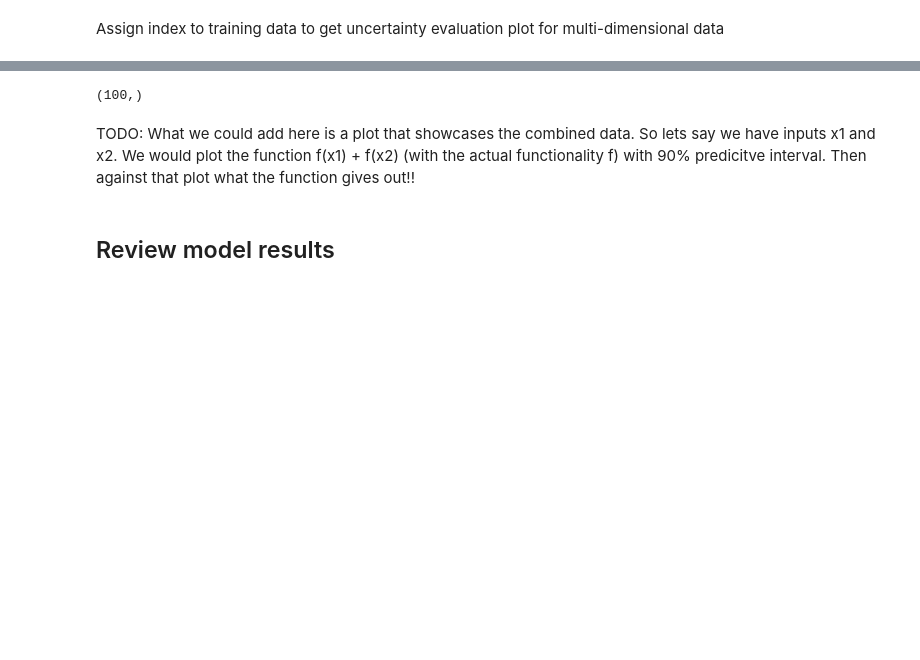
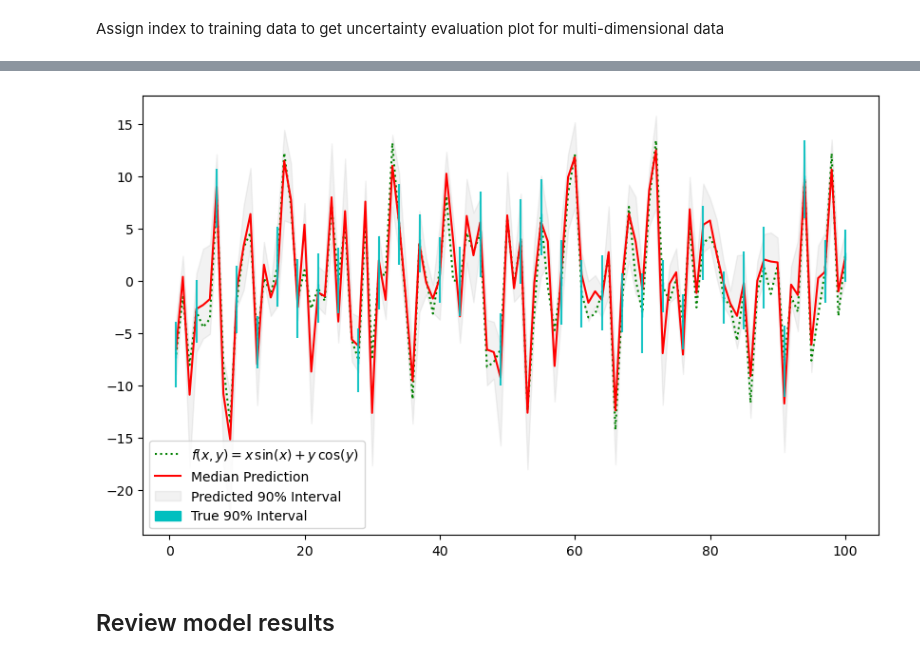
Before and after one commit to mxnurmi/miska-aalto-data-science-project, a Jupyter notebook: project_notebook.ipynb, the cells around one changed output, grey strips where cells are left out. Drawn from its saved outputs; the diff is of its cells as text; code cells hidden in the pictures; blank space fills up the shorter version.

Commit message:
Updated plot to visualize multidimensional data

```diff
--- a/project_notebook.ipynb
+++ b/project_notebook.ipynb
@@ -481,10 +487,34 @@ y_lower_pred, y_pred, y_upper_pred = predicted_percentiles[:, 0], predicted_perc
-# %%
-y_pred.shape
-
-#plt.xticks(y_pred, y_pred.index.values) # location, labels
-#plt.plot( y_pred )
-#plt.show()
-# %% [output]
-(100,)
-# %% [markdown]
-TODO: What we could add here is a plot that showcases the combined data. So lets say we have inputs x1 and x2. We would plot the function f(x1) + f(x2) (with the actual functionality f) with 90% predicitve interval. Then against that plot what the function gives out!!
+# %%
+# Calculate dynamic true percentiles for each point in xx
+dy_test_data = 1.5 + 1.0 * np.random.random(test_data.shape[0])  # Ensure dy_xx matches the length of xx
+y_lower_true = g(X_test, Y_test).ravel() - 1.645 * dy_test_data  # 10th percentile
+y_upper_true = g(X_test, Y_test).ravel() + 1.645 * dy_test_data  # 90th percentile
+
+# Plotting
+plt.figure(figsize=(10, 6))
+
+test_data_indexed = list(range(1, len(test_data) + 1))
+
+#plt.plot(X_test, y_2, 'b.', markersize=10, label='Observations')
+plt.plot(test_data_indexed, g(X_test, Y_test), 'g:', label = r'$f(x, y) = x\,\sin(x) + y \,\cos(y)$')
+plt.plot(test_data_indexed, y_pred, 'r-', label='Median Prediction')
+plt.fill_between(test_data_indexed, y_lower_pred, y_upper_pred, alpha=0.1, color='gray', label='Predicted 90% Interval')
+#range(0, len(test_data), interval)
+# Add vertical bars for true percentiles at regular intervals
+interval = 3 # Interval for placing the vertical bars
+for i in range(0, len(test_data), interval):
+    x_val = test_data.ravel()[i]
+    lower_val = y_lower_true[i]
+    upper_val = y_upper_true[i]
+    plt.errorbar(i+1, (lower_val + upper_val) / 2, yerr=[[(upper_val - lower_val) / 2]], fmt='c|', alpha=0.9)
+
+# Automatically generate default legend handles and labels
+handles, labels = plt.gca().get_legend_handles_labels()
+# Append the custom handler for the vertical bars
+handles.append(vertical_bar_proxy)
+labels.append('True 90% Interval')
+plt.legend(handles=handles, labels=labels, loc="best")
+
+plt.show()
+# %% [output]
+[figure, added]
```
Also changed, not shown: parts of 3 cells of this notebook.
